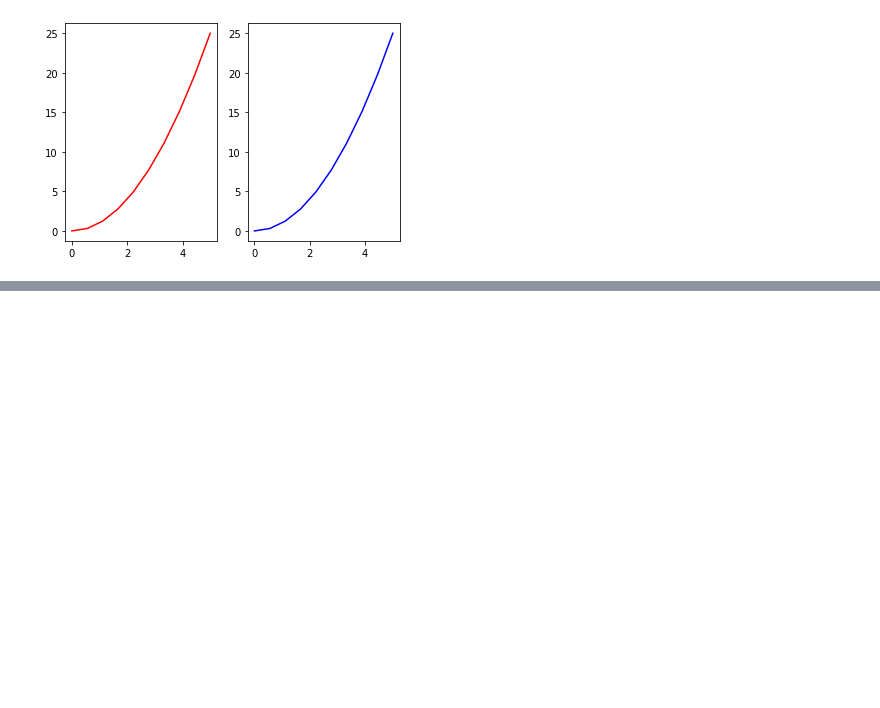
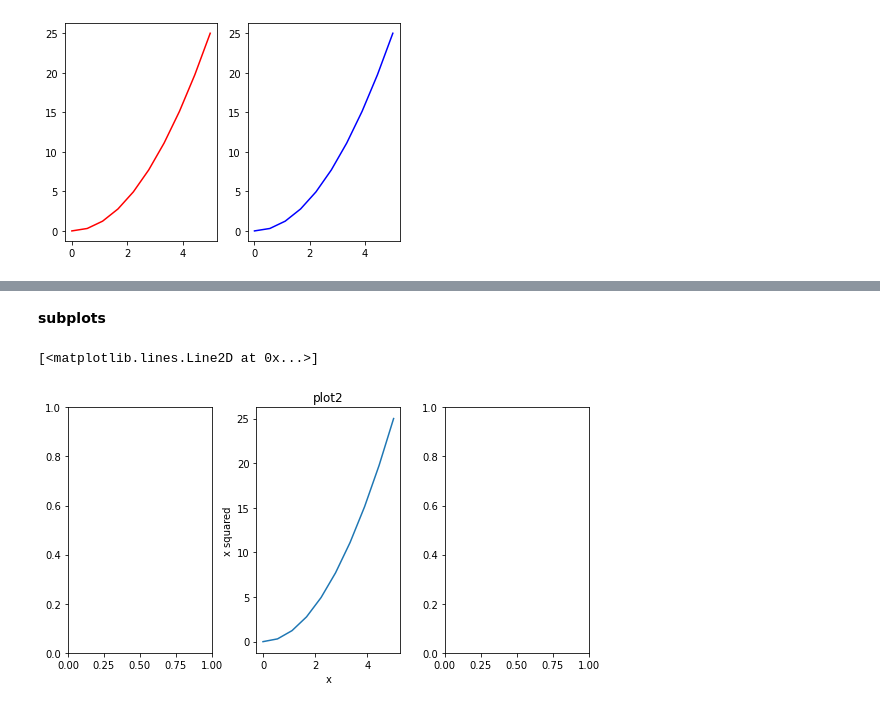
Before and after one commit to karthi219ms/Matplotlib, a Jupyter notebook: Matplotlib.ipynb, the cells around one changed output, grey strips where cells are left out. Cells and saved outputs as stored; diff of their text form; code cells hidden in the pictures; blank space fills up the shorter version.

```diff
--- a/Matplotlib.ipynb
+++ b/Matplotlib.ipynb
@@ -31,0 +54,12 @@ plt.plot(x_1,y_1,'b')
+# %% [markdown]
+**subplots**
+# %%
+fig_2,axes_2=plt.subplots(figsize=(8,4),nrows=1,ncols=3)
+plt.tight_layout()
+axes_2[1].set_title('plot2')
+axes_2[1].set_xlabel('x')
+axes_2[1].set_ylabel('x squared')
+axes_2[1].plot(x_1,y_1)
+# %% [output]
+[<matplotlib.lines.Line2D at 0x...>]
+[figure, added]
```
Also changed, not shown: parts of 6 cells of this notebook.
